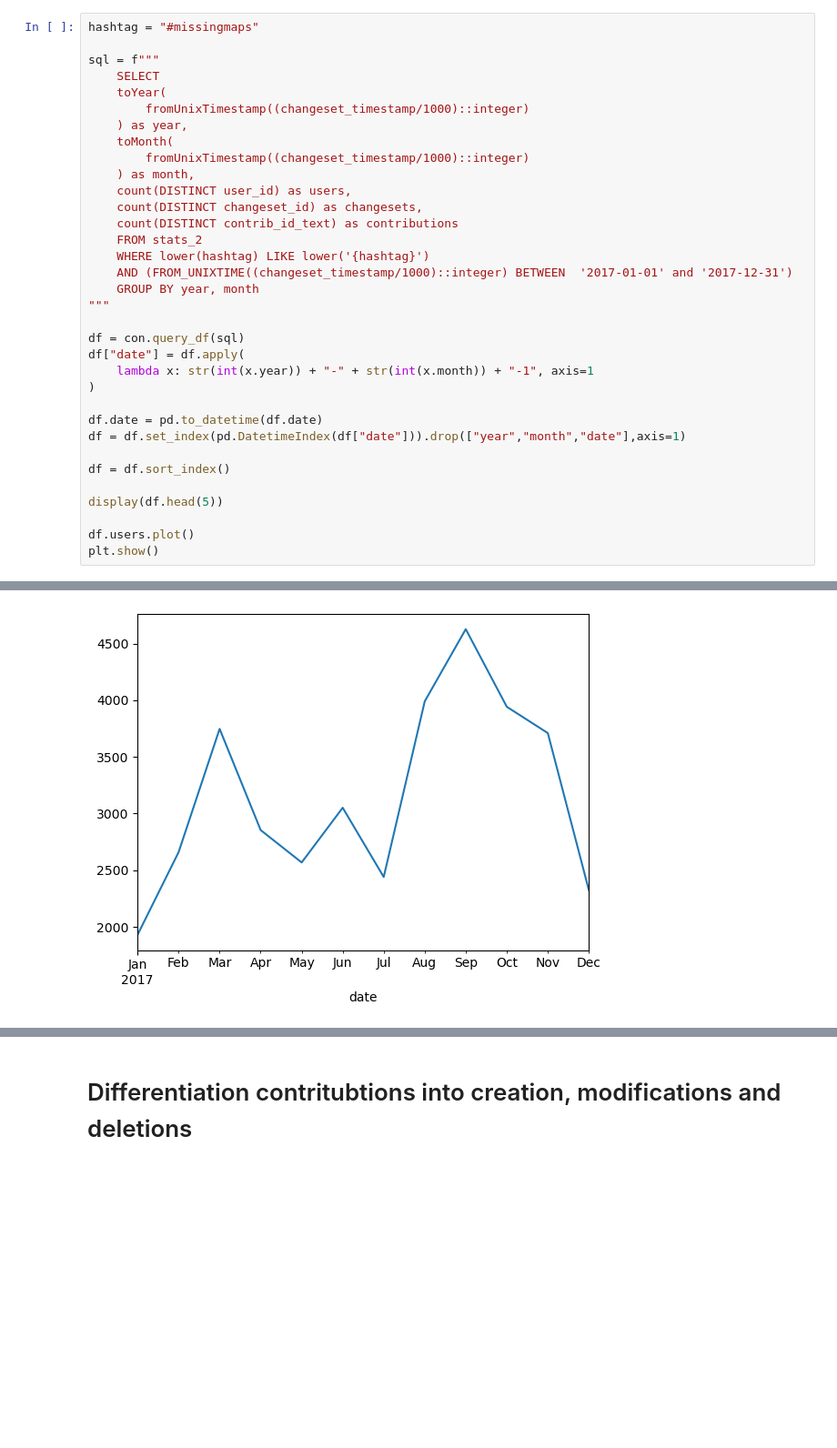
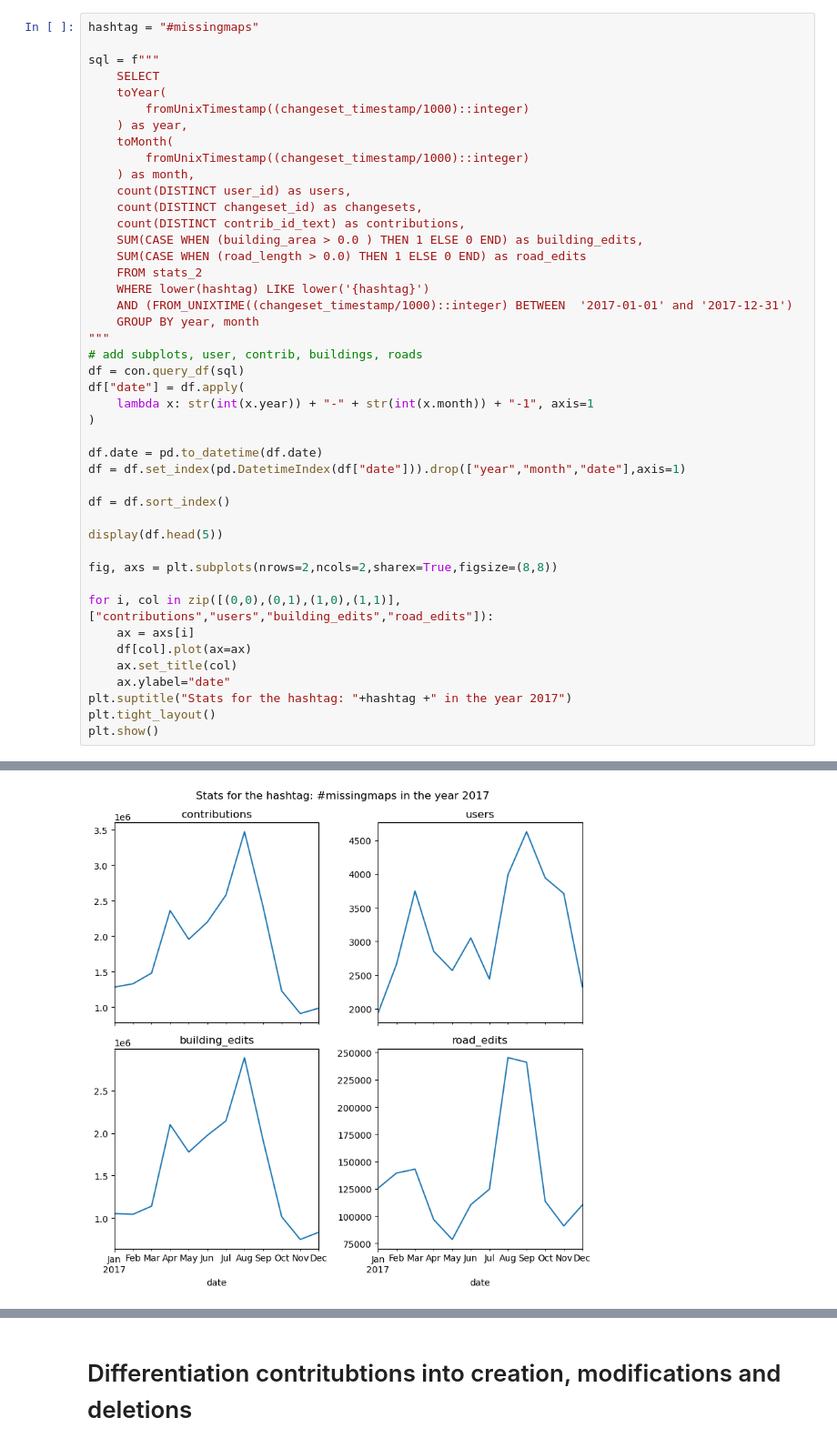
Before and after one commit to GIScience/ohsome-now-stats, a Jupyter notebook: notebooks/ExampleSQL.ipynb, the cells around one changed output, grey strips where cells are left out. Shown: that part at 91% size. Drawn from its saved outputs; the diff is of its cells as text; blank space fills up the shorter version.

```diff
--- a/notebooks/ExampleSQL.ipynb
+++ b/notebooks/ExampleSQL.ipynb
@@ -37,13 +57,15 @@ sql = f"""
     ) as month,
     count(DISTINCT user_id) as users,
     count(DISTINCT changeset_id) as changesets,
-    count(DISTINCT contrib_id_text) as contributions
+    count(DISTINCT contrib_id_text) as contributions,
+    SUM(CASE WHEN (building_area > 0.0 ) THEN 1 ELSE 0 END) as building_edits,
+    SUM(CASE WHEN (road_length > 0.0) THEN 1 ELSE 0 END) as road_edits
     FROM stats_2
     WHERE lower(hashtag) LIKE lower('{hashtag}')
     AND (FROM_UNIXTIME((changeset_timestamp/1000)::integer) BETWEEN  '2017-01-01' and '2017-12-31')
     GROUP BY year, month
 """
-
+# add subplots, user, contrib, buildings, roads
 df = con.query_df(sql)
 df["date"] = df.apply(
     lambda x: str(int(x.year)) + "-" + str(int(x.month)) + "-1", axis=1
@@ -56,6 +78,14 @@ df = df.sort_index()
 
 display(df.head(5))
 
-df.users.plot()
+fig, axs = plt.subplots(nrows=2,ncols=2,sharex=True,figsize=(8,8))
+
+for i, col in zip([(0,0),(0,1),(1,0),(1,1)],["contributions","users","building_edits","road_edits"]):
+    ax = axs[i]
+    df[col].plot(ax=ax)
+    ax.set_title(col)
+    ax.ylabel="date"
+plt.suptitle("Stats for the hashtag: "+hashtag +" in the year 2017")
+plt.tight_layout()
 plt.show()
 # %% [output]
@@ -69 +99 @@ plt.show()
-[figure, old version]
+[figure, new version]
```
Also changed, not shown: parts of 28 cells of this notebook.
